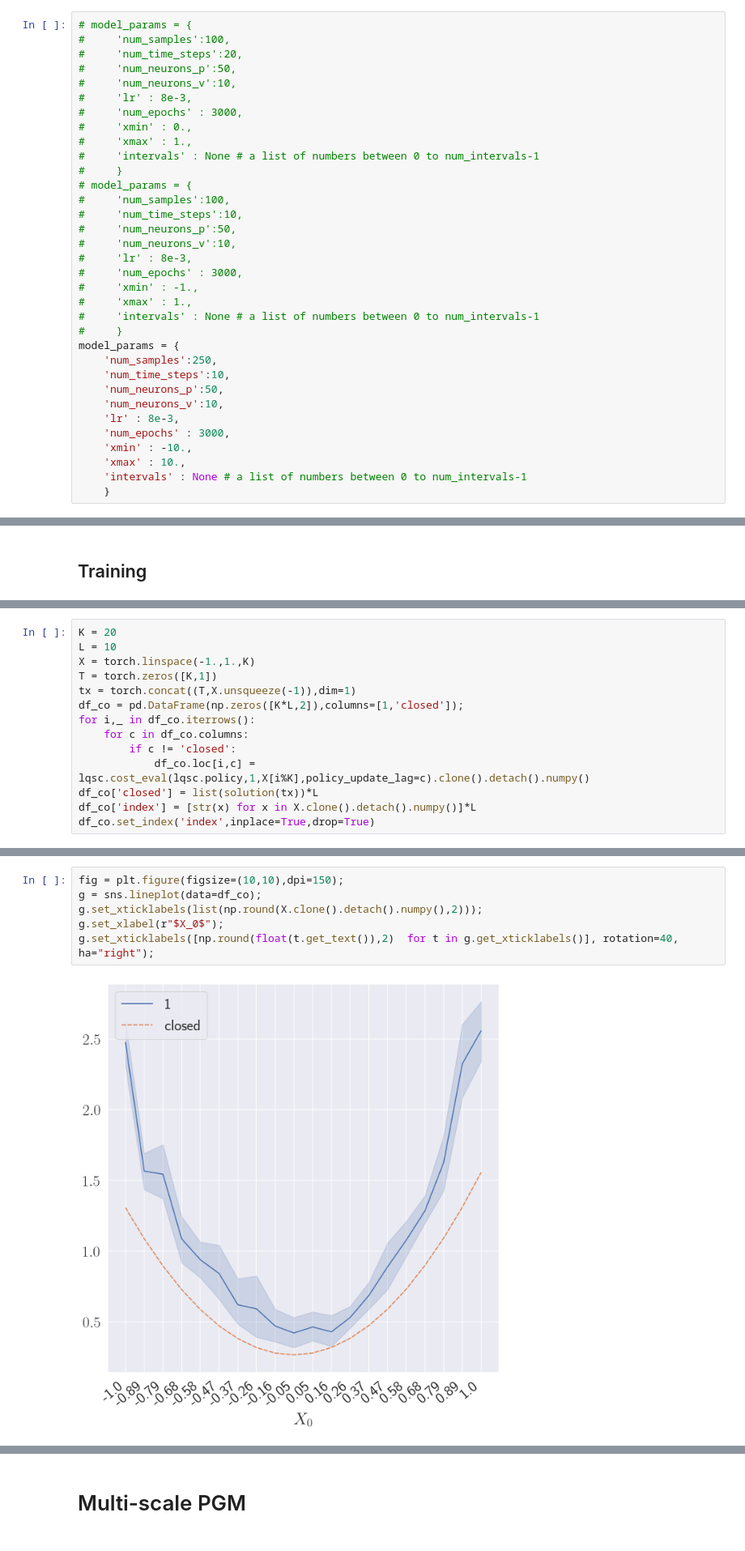
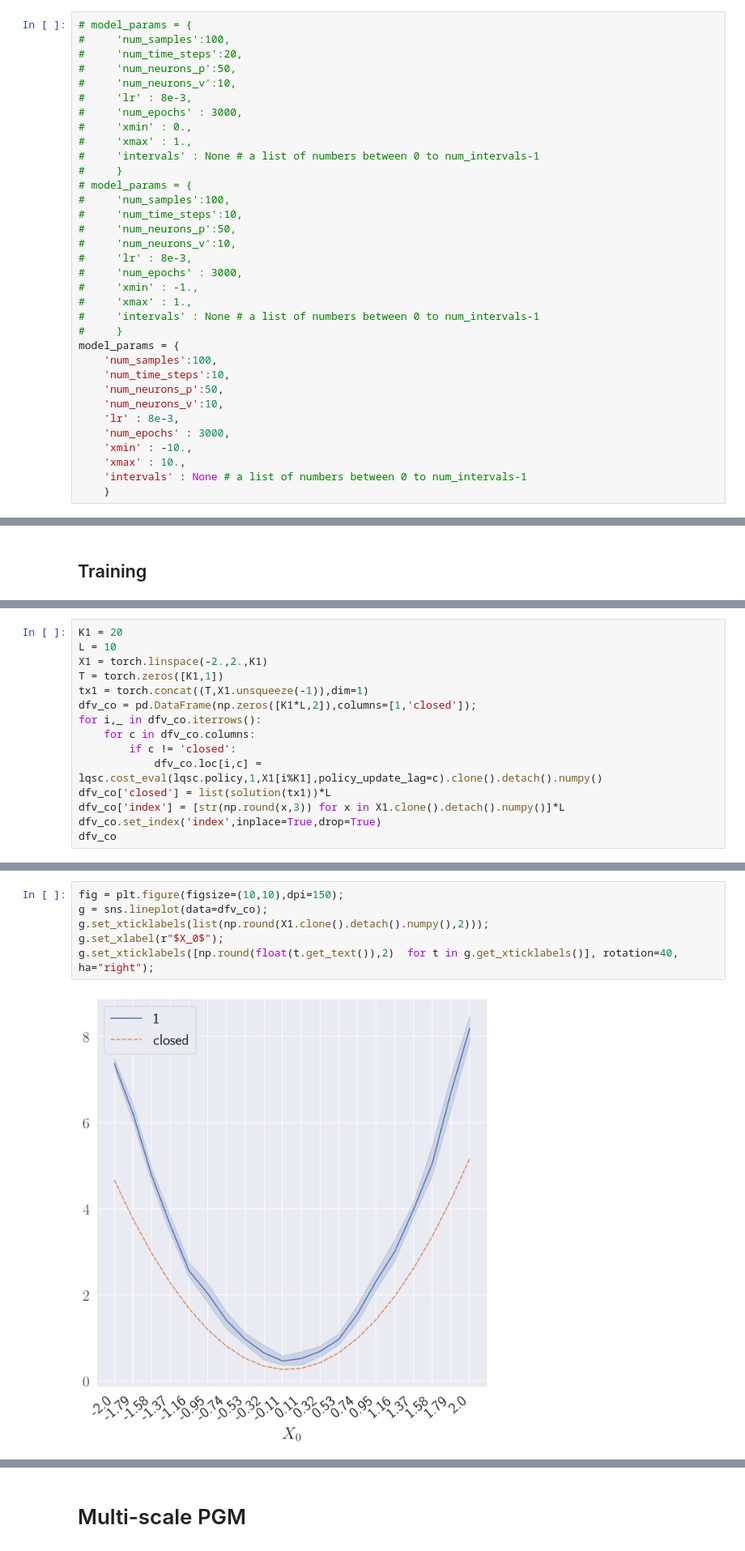
Before and after one commit to arashfahim/multiscale-PGM-for-stochastic-control, a Jupyter notebook: LQC/rewrite/LQC_Updated_v7.ipynb, the cells around one changed output, grey strips where cells are left out. Shown at 81% size. Cells and saved outputs as stored; diff of their text form.

```diff
--- a/LQC/rewrite/LQC_Updated_v7.ipynb
+++ b/LQC/rewrite/LQC_Updated_v7.ipynb
@@ -243,7 +244,7 @@ https://www.wolframalpha.com/input?i=%5Cint+1%2F%28%28e%5E%7Bat%7D%2B+c+e%5E%7Bb
 #     'intervals' : None # a list of numbers between 0 to num_intervals-1
 #     }
 model_params = {
-    'num_samples':250,
+    'num_samples':100,
     'num_time_steps':10,
     'num_neurons_p':50,
     'num_neurons_v':10,
@@ -477,14 +477,15 @@ value function training time= 1.8433010578155518
 # %%
-K = 20
+K1 = 20
 L = 10
-X = torch.linspace(-1.,1.,K)
-T = torch.zeros([K,1])
-tx = torch.concat((T,X.unsqueeze(-1)),dim=1)
-df_co = pd.DataFrame(np.zeros([K*L,2]),columns=[1,'closed']);
-for i,_ in df_co.iterrows():
-    for c in df_co.columns:
+X1 = torch.linspace(-2.,2.,K1)
+T = torch.zeros([K1,1])
+tx1 = torch.concat((T,X1.unsqueeze(-1)),dim=1)
+dfv_co = pd.DataFrame(np.zeros([K1*L,2]),columns=[1,'closed']);
+for i,_ in dfv_co.iterrows():
+    for c in dfv_co.columns:
         if c != 'closed':
-            df_co.loc[i,c] = lqsc.cost_eval(lqsc.policy,1,X[i%K],policy_update_lag=c).clone().detach().numpy()
-df_co['closed'] = list(solution(tx))*L
-df_co['index'] = [str(x) for x in X.clone().detach().numpy()]*L
-df_co.set_index('index',inplace=True,drop=True)
+            dfv_co.loc[i,c] = lqsc.cost_eval(lqsc.policy,1,X1[i%K1],policy_update_lag=c).clone().detach().numpy()
+dfv_co['closed'] = list(solution(tx1))*L
+dfv_co['index'] = [str(np.round(x,3)) for x in X1.clone().detach().numpy()]*L
+dfv_co.set_index('index',inplace=True,drop=True)
+dfv_co
@@ -491,8 +507,8 @@ df_co.set_index('index',inplace=True,drop=True)
 # %%
 fig = plt.figure(figsize=(10,10),dpi=150);
-g = sns.lineplot(data=df_co);
-g.set_xticklabels(list(np.round(X.clone().detach().numpy(),2)));
+g = sns.lineplot(data=dfv_co);
+g.set_xticklabels(list(np.round(X1.clone().detach().numpy(),2)));
 g.set_xlabel(r"$X_0$");
 g.set_xticklabels([np.round(float(t.get_text()),2)  for t in g.get_xticklabels()], rotation=40, ha="right");
 # %% [output]
-[figure, old version]
+[figure, new version]
```
Also changed, not shown: parts of 25 cells of this notebook, 11 other files.
